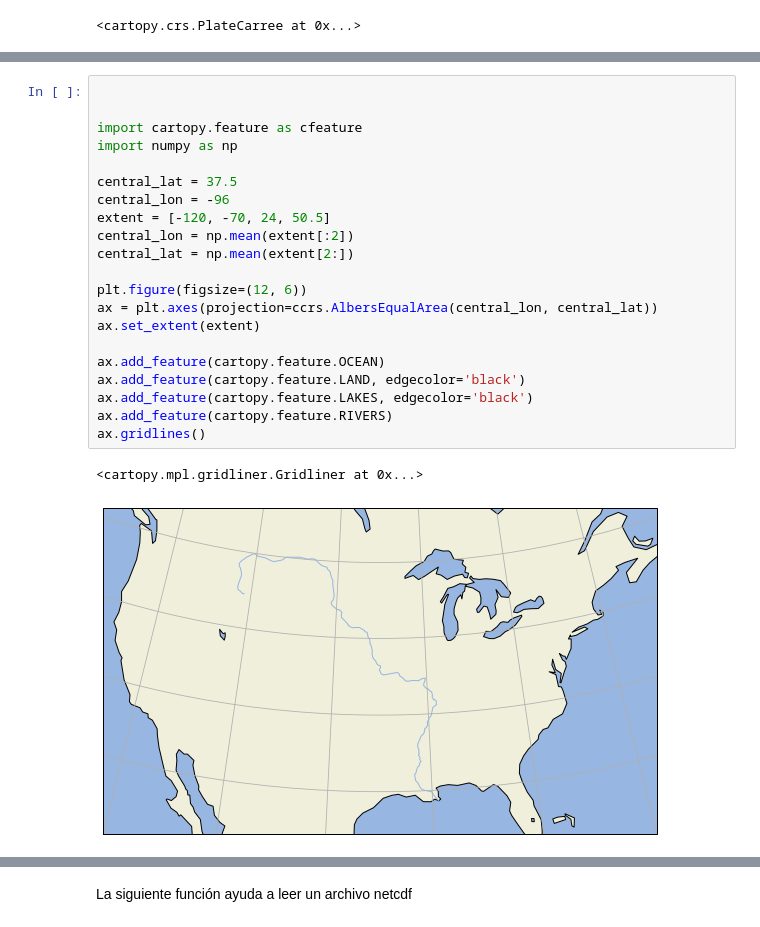
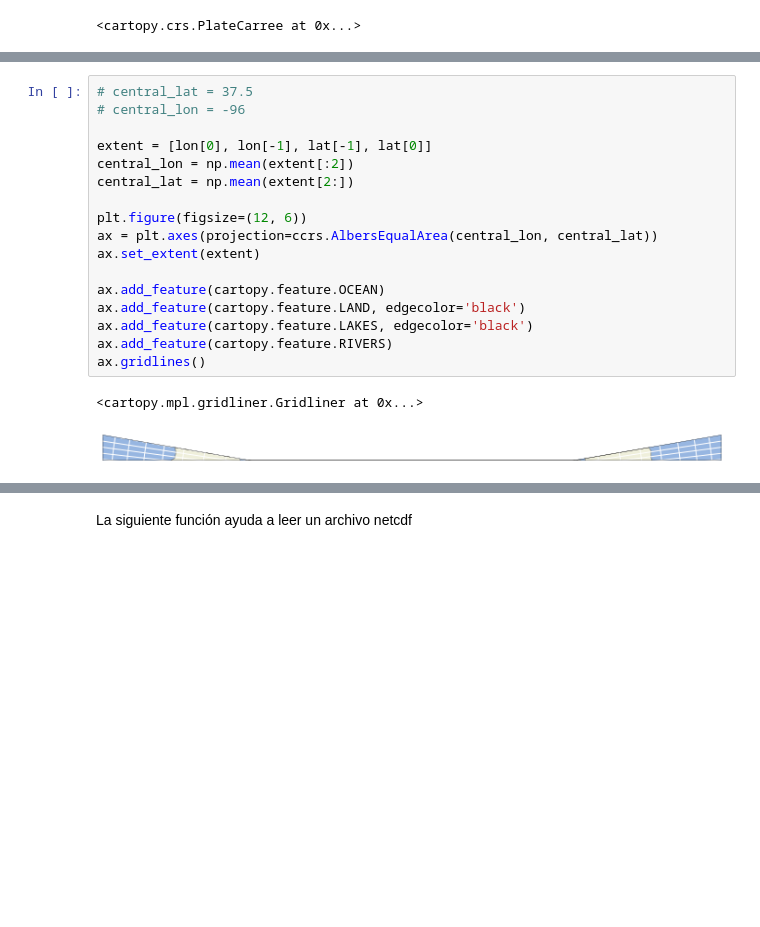
Before and after one commit to FrankAyalaC/Nivel-del-mar-en-Buenaventura, a Jupyter notebook: Scripts/Tarea 1. SLM.ipynb, the cells around one changed output, grey strips where cells are left out. Cells and saved outputs as stored; diff of their text form; blank space fills up the shorter version.

```diff
--- a/Scripts/Tarea 1. SLM.ipynb
+++ b/Scripts/Tarea 1. SLM.ipynb
@@ -38,24 +58,20 @@ for proj in projections:
 # %%
+# central_lat = 37.5
+# central_lon = -96
 
-
-import cartopy.feature as cfeature
-import numpy as np
-
-central_lat = 37.5
-central_lon = -96
-extent = [-120, -70, 24, 50.5]
+extent = [lon[0], lon[-1], lat[-1], lat[0]]
 central_lon = np.mean(extent[:2])
 central_lat = np.mean(extent[2:])
 
 plt.figure(figsize=(12, 6))
 ax = plt.axes(projection=ccrs.AlbersEqualArea(central_lon, central_lat))
 ax.set_extent(extent)
 
 ax.add_feature(cartopy.feature.OCEAN)
 ax.add_feature(cartopy.feature.LAND, edgecolor='black')
 ax.add_feature(cartopy.feature.LAKES, edgecolor='black')
 ax.add_feature(cartopy.feature.RIVERS)
 ax.gridlines()
 # %% [output]
 <cartopy.mpl.gridliner.Gridliner at 0x...>
-[figure, old version]
+[figure, new version]
```
Also changed, not shown: parts of 25 cells of this notebook, 7 other files.
